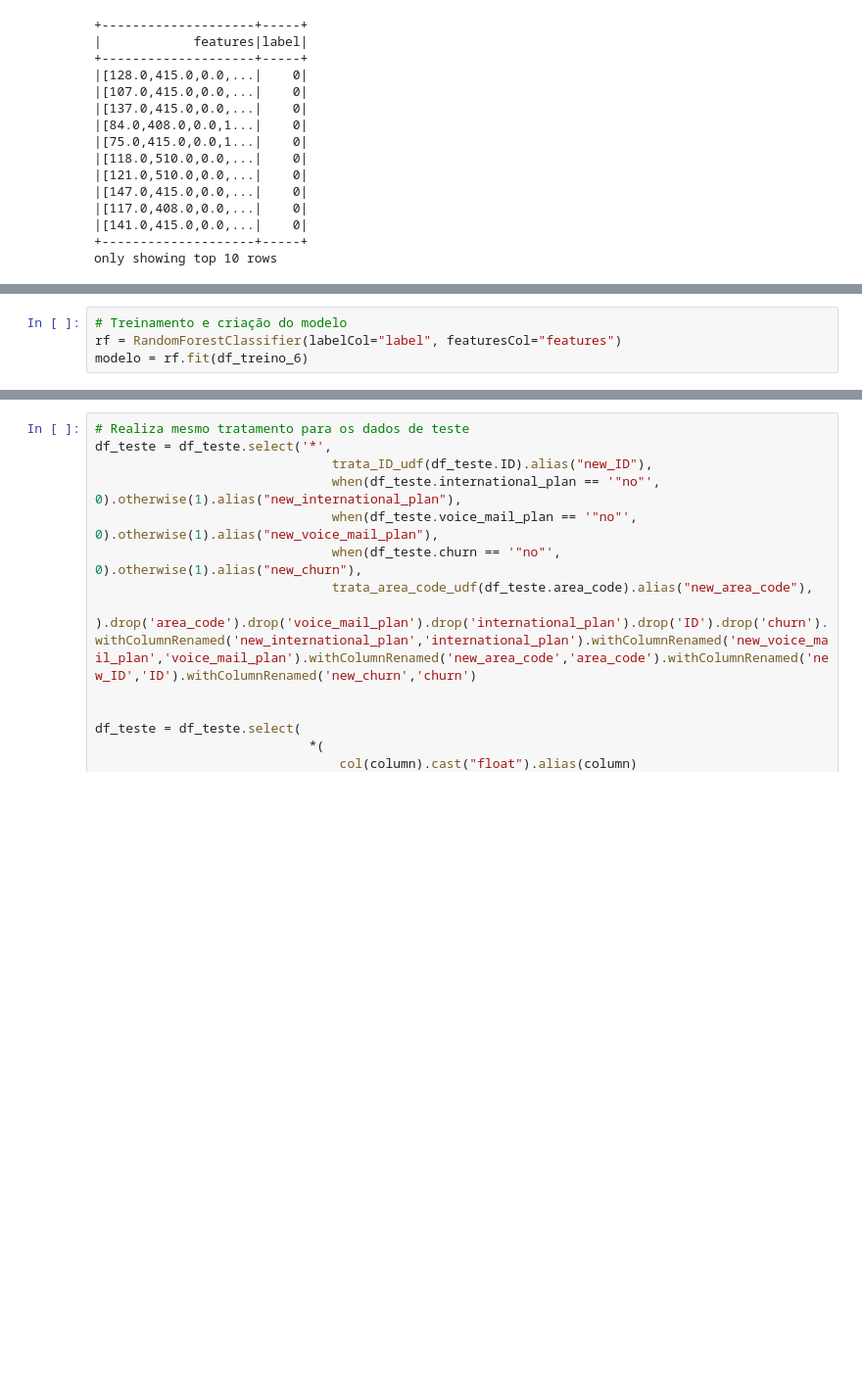
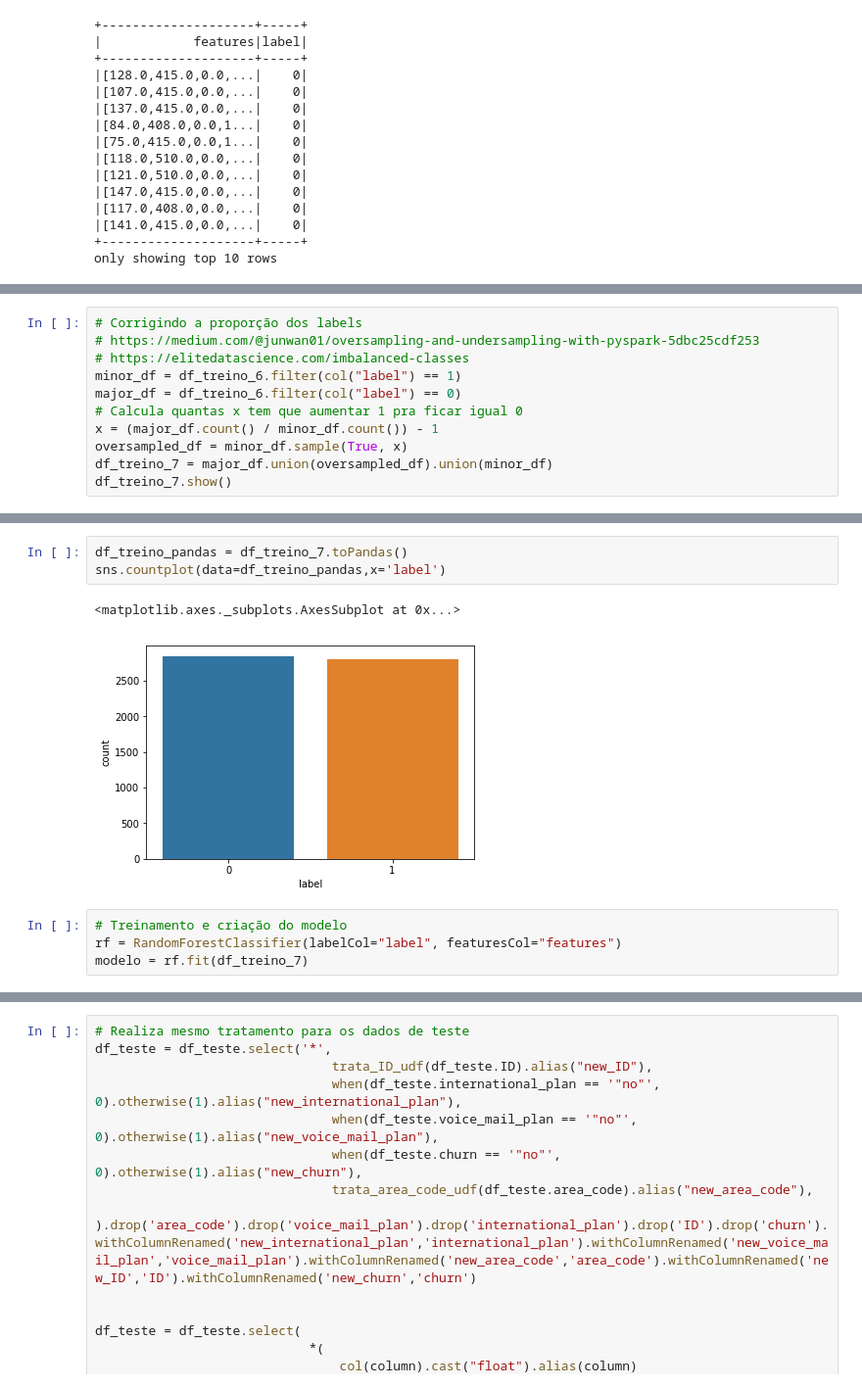
Before and after one commit to HiagoW/PrevendoCustomerChurn, a Jupyter notebook: Projeto-04.ipynb, the cells around one changed output, grey strips where cells are left out. Shown: that part at 98% size. Saved outputs shown, nothing was run; the diff lists cells and outputs as text; blank space fills up the shorter version.

```diff
--- a/Projeto-04.ipynb
+++ b/Projeto-04.ipynb
@@ -373,0 +391,11 @@ only showing top 10 rows
+# %%
+# Corrigindo a proporção dos labels
+# https://medium.com/@junwan01/oversampling-and-undersampling-with-pyspark-5dbc25cdf253
+# https://elitedatascience.com/imbalanced-classes
+minor_df = df_treino_6.filter(col("label") == 1)
+major_df = df_treino_6.filter(col("label") == 0)
+# Calcula quantas x tem que aumentar 1 pra ficar igual 0
+x = (major_df.count() / minor_df.count()) - 1
+oversampled_df = minor_df.sample(True, x)
+df_treino_7 = major_df.union(oversampled_df).union(minor_df)
+df_treino_7.show()
@@ -374,7 +420,13 @@ only showing top 10 rows
+# %%
+df_treino_pandas = df_treino_7.toPandas()
+sns.countplot(data=df_treino_pandas,x='label')
+# %% [output]
+<matplotlib.axes._subplots.AxesSubplot at 0x...>
+[figure, added]
 # %%
 # Treinamento e criação do modelo
 rf = RandomForestClassifier(labelCol="label", featuresCol="features")
-modelo = rf.fit(df_treino_6)
+modelo = rf.fit(df_treino_7)
 # %%
 modelo.featureImportances
 # %% [output]
```
Also changed, not shown: parts of 8 cells of this notebook.
